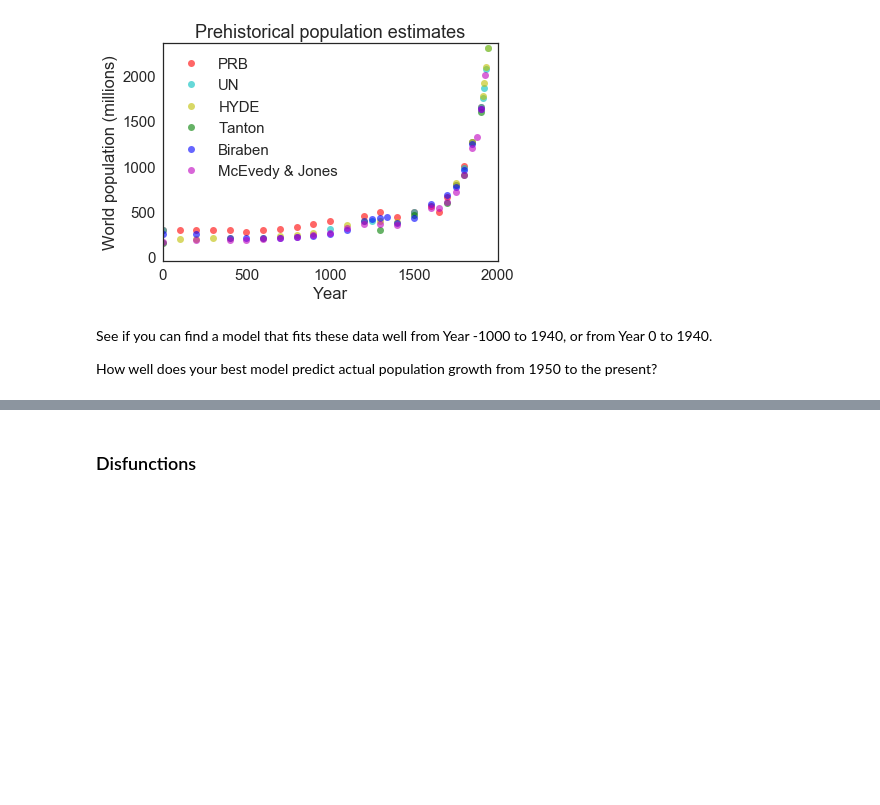
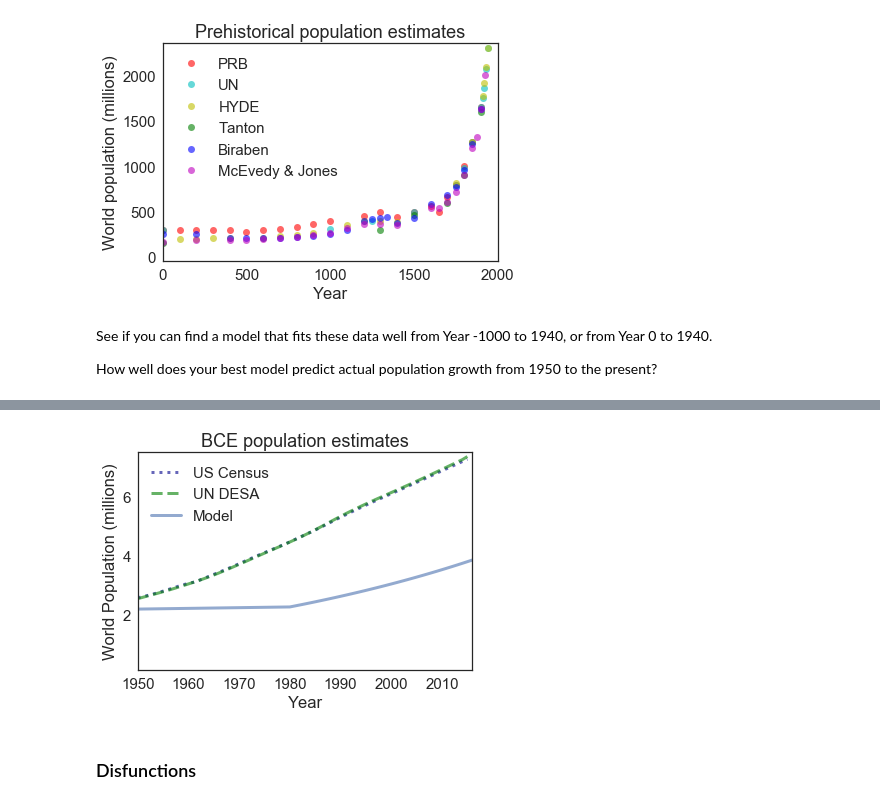
Before and after one commit to rickyroze/ModSimPy, a Jupyter notebook: code/chap03mine.ipynb, the cells around one changed output, grey strips where cells are left out. Drawn from its saved outputs; the diff is of its cells as text; code cells hidden in the pictures; blank space fills up the shorter version.

```diff
--- a/code/chap03mine.ipynb
+++ b/code/chap03mine.ipynb
@@ -823,3 +826,12 @@ AttributeError: 'System' object has no attribute 'alpha1'
+# %%
+newfig()
+plot_estimates(table2)
+plot(prehistory.results / 1000, label='Model')
+decorate(xlim=[1950, 2016], xlabel='Year',
+        ylabel='World Population (millions)',
+        title='BCE population estimates')
+# %% [output]
+[figure, added]
 # %% [markdown]
 ### Disfunctions
 # %%
```
Also changed, not shown: parts of 4 cells of this notebook.
